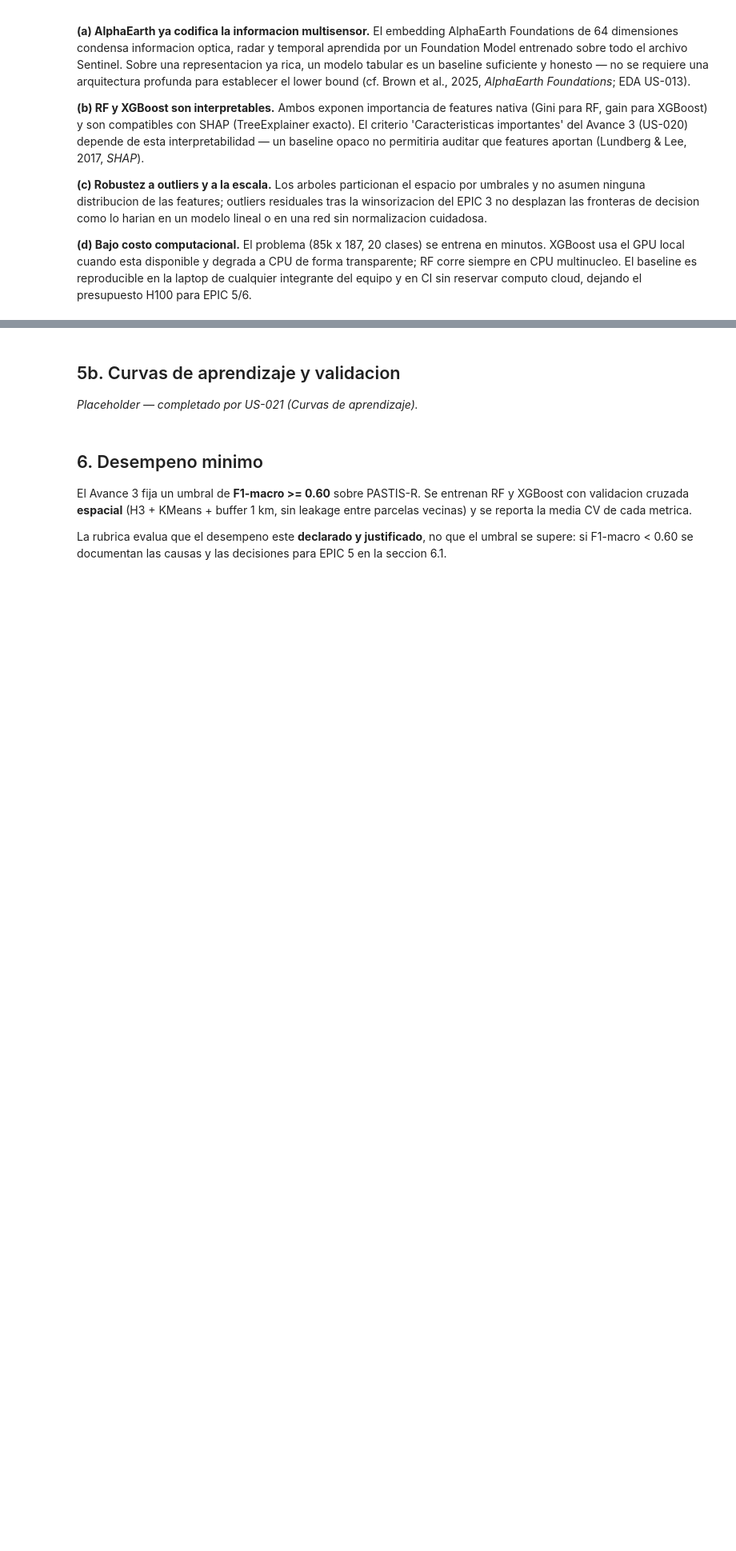
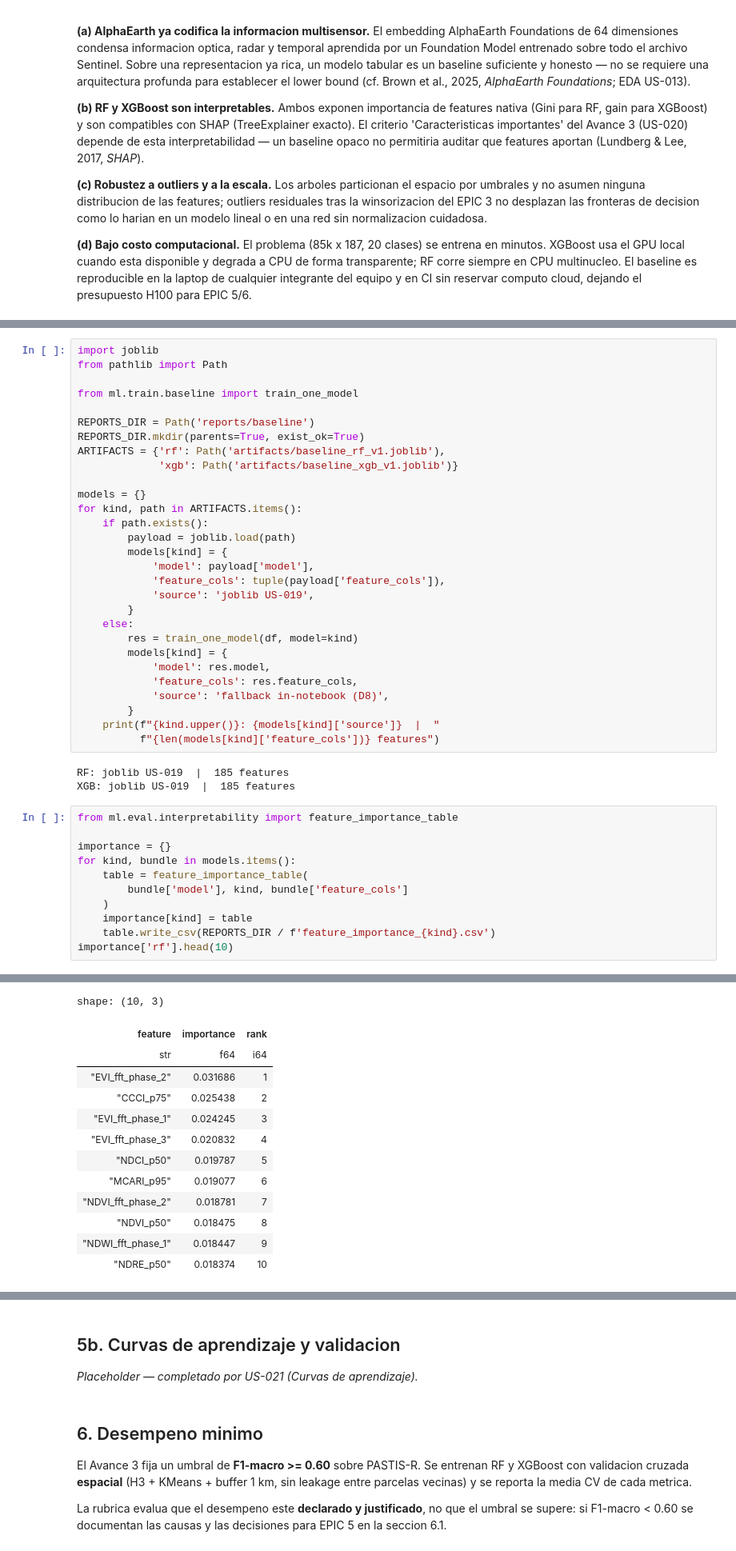
Before and after one commit to ArthurZizumbo/agrosat-copilot, a Jupyter notebook: notebooks/04_baseline.ipynb, the cells around one changed output, grey strips where cells are left out. Shown at 80% size. Cells and saved outputs as stored; diff of their text form; blank space fills up the shorter version.

```diff
--- a/notebooks/04_baseline.ipynb
+++ b/notebooks/04_baseline.ipynb
@@ -105,0 +100,44 @@ _Placeholder — completado por US-020 (Feature importance + SHAP)._
+# %%
+import joblib
+from pathlib import Path
+
+from ml.train.baseline import train_one_model
+
+REPORTS_DIR = Path('reports/baseline')
+REPORTS_DIR.mkdir(parents=True, exist_ok=True)
+ARTIFACTS = {'rf': Path('artifacts/baseline_rf_v1.joblib'),
+             'xgb': Path('artifacts/baseline_xgb_v1.joblib')}
+
+models = {}
+for kind, path in ARTIFACTS.items():
+    if path.exists():
+        payload = joblib.load(path)
+        models[kind] = {
+            'model': payload['model'],
+            'feature_cols': tuple(payload['feature_cols']),
+            'source': 'joblib US-019',
+        }
+    else:
+        res = train_one_model(df, model=kind)
+        models[kind] = {
+            'model': res.model,
+            'feature_cols': res.feature_cols,
+            'source': 'fallback in-notebook (D8)',
+        }
+    print(f"{kind.upper()}: {models[kind]['source']}  |  "
+          f"{len(models[kind]['feature_cols'])} features")
+# %% [output]
+RF: joblib US-019  |  185 features
+XGB: joblib US-019  |  185 features
+# %%
+from ml.eval.interpretability import feature_importance_table
+
+importance = {}
+for kind, bundle in models.items():
+    table = feature_importance_table(
+        bundle['model'], kind, bundle['feature_cols']
+    )
+    importance[kind] = table
+    table.write_csv(REPORTS_DIR / f'feature_importance_{kind}.csv')
+importance['rf'].head(10)
+# %% [output]
@@ -105,0 +146,13 @@ _Placeholder — completado por US-020 (Feature importance + SHAP)._
+shape: (10, 3)
+| feature | importance | rank |
+| str | f64 | i64 |
+| "EVI_fft_phase_2" | 0.031686 | 1 |
+| "CCCI_p75" | 0.025438 | 2 |
+| "EVI_fft_phase_1" | 0.024245 | 3 |
+| "EVI_fft_phase_3" | 0.020832 | 4 |
+| "NDCI_p50" | 0.019787 | 5 |
+| "MCARI_p95" | 0.019077 | 6 |
+| "NDVI_fft_phase_2" | 0.018781 | 7 |
+| "NDVI_p50" | 0.018475 | 8 |
+| "NDWI_fft_phase_1" | 0.018447 | 9 |
+| "NDRE_p50" | 0.018374 | 10 |
```
Also changed, not shown: parts of 18 cells of this notebook, 19 other files.
